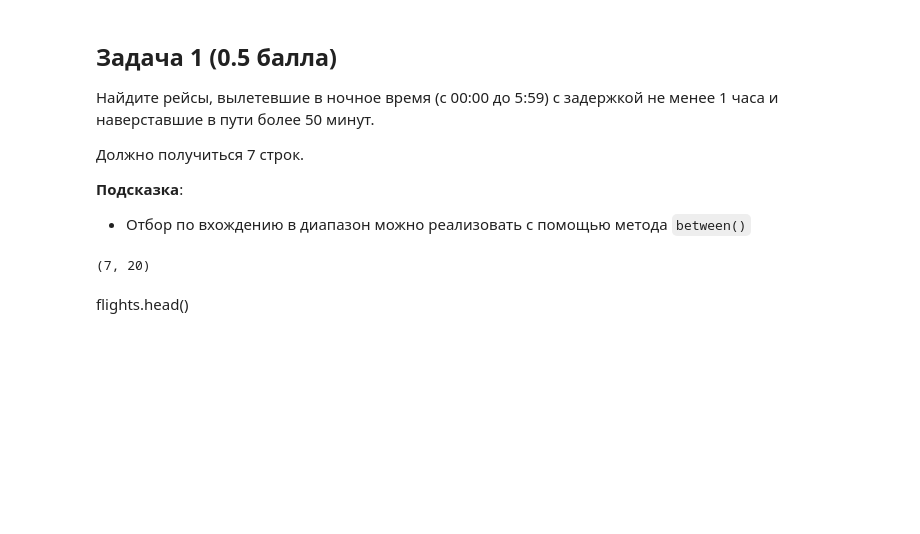
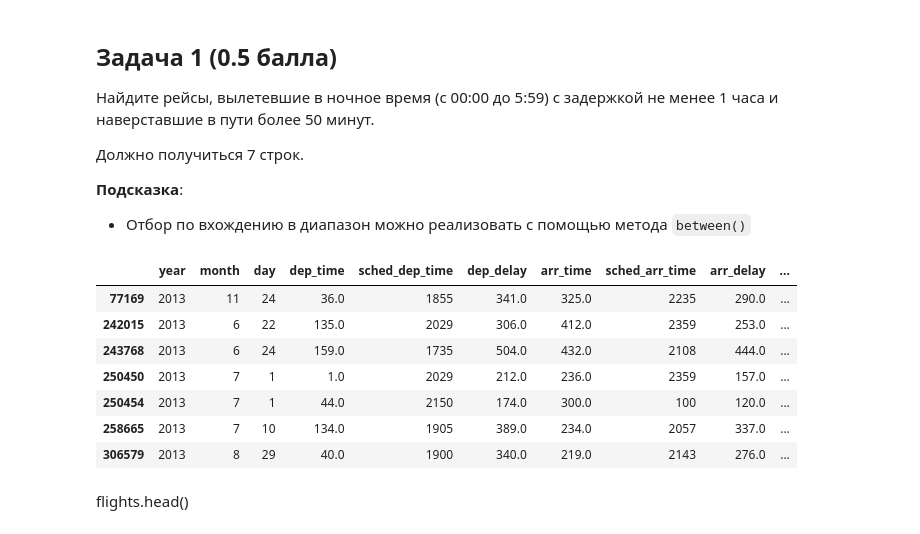
Before and after one commit to sevenzing/delete_this, a Jupyter notebook: assignment2/hw2.ipynb, the cells around one changed output. Saved outputs shown, nothing was run; the diff lists cells and outputs as text; code cells hidden in the pictures; blank space fills up the shorter version.

```diff
--- a/assignment2/hw2.ipynb
+++ b/assignment2/hw2.ipynb
@@ -110,18 +110,29 @@ airlines
 **Подсказка**:
  - Отбор по вхождению в диапазон можно реализовать с помощью метода `between()`
 # %%
+# [X]
+
 # вылетевшие в ночное время (с 00:00 до 5:59)
 filtered_flights = flights[flights['dep_time'].between(0, 599)]
 
 # с задержкой не менее 1 часа
 filtered_flights = filtered_flights[filtered_flights['dep_delay'] >= 60]
 
 # наверставшие в пути более 50 минут
 filtered_flights = filtered_flights[(filtered_flights['dep_delay'] - filtered_flights['arr_delay']) > 50]
 
-filtered_flights.shape
+assert len(filtered_flights) == 7
+
+filtered_flights
 # %% [output]
-(7, 20)
+|  | year | month | day | dep_time | sched_dep_time | dep_delay | arr_time | sched_arr_time | arr_delay | ... |
+| 77169 | 2013 | 11 | 24 | 36.0 | 1855 | 341.0 | 325.0 | 2235 | 290.0 | ... |
+| 242015 | 2013 | 6 | 22 | 135.0 | 2029 | 306.0 | 412.0 | 2359 | 253.0 | ... |
+| 243768 | 2013 | 6 | 24 | 159.0 | 1735 | 504.0 | 432.0 | 2108 | 444.0 | ... |
+| 250450 | 2013 | 7 | 1 | 1.0 | 2029 | 212.0 | 236.0 | 2359 | 157.0 | ... |
+| 250454 | 2013 | 7 | 1 | 44.0 | 2150 | 174.0 | 300.0 | 100 | 120.0 | ... |
+| 258665 | 2013 | 7 | 10 | 134.0 | 1905 | 389.0 | 234.0 | 2057 | 337.0 | ... |
+| 306579 | 2013 | 8 | 29 | 40.0 | 1900 | 340.0 | 219.0 | 2143 | 276.0 | ... |
 # %% [markdown]
 flights.head()
 # %% [markdown]
```
Also changed, not shown: parts of 4 cells of this notebook.
